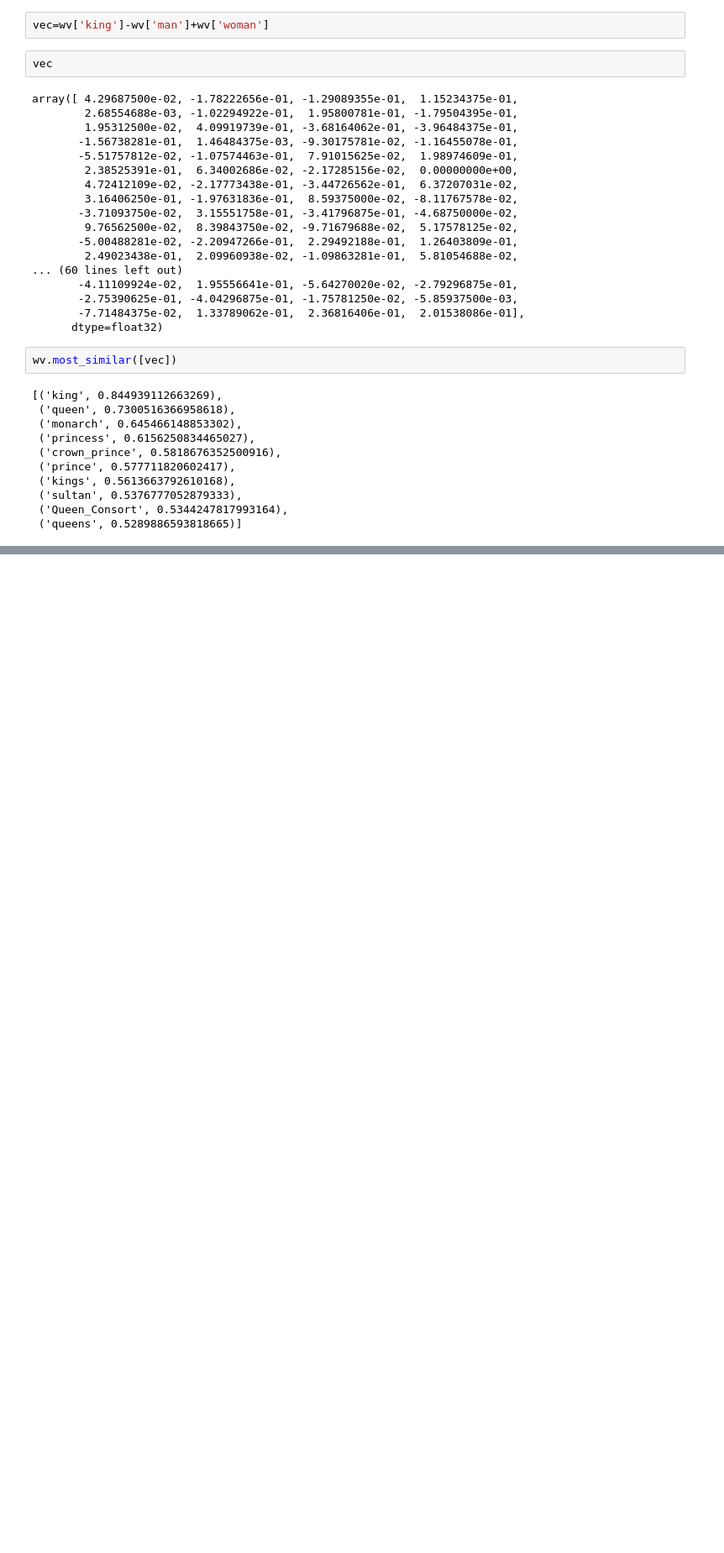
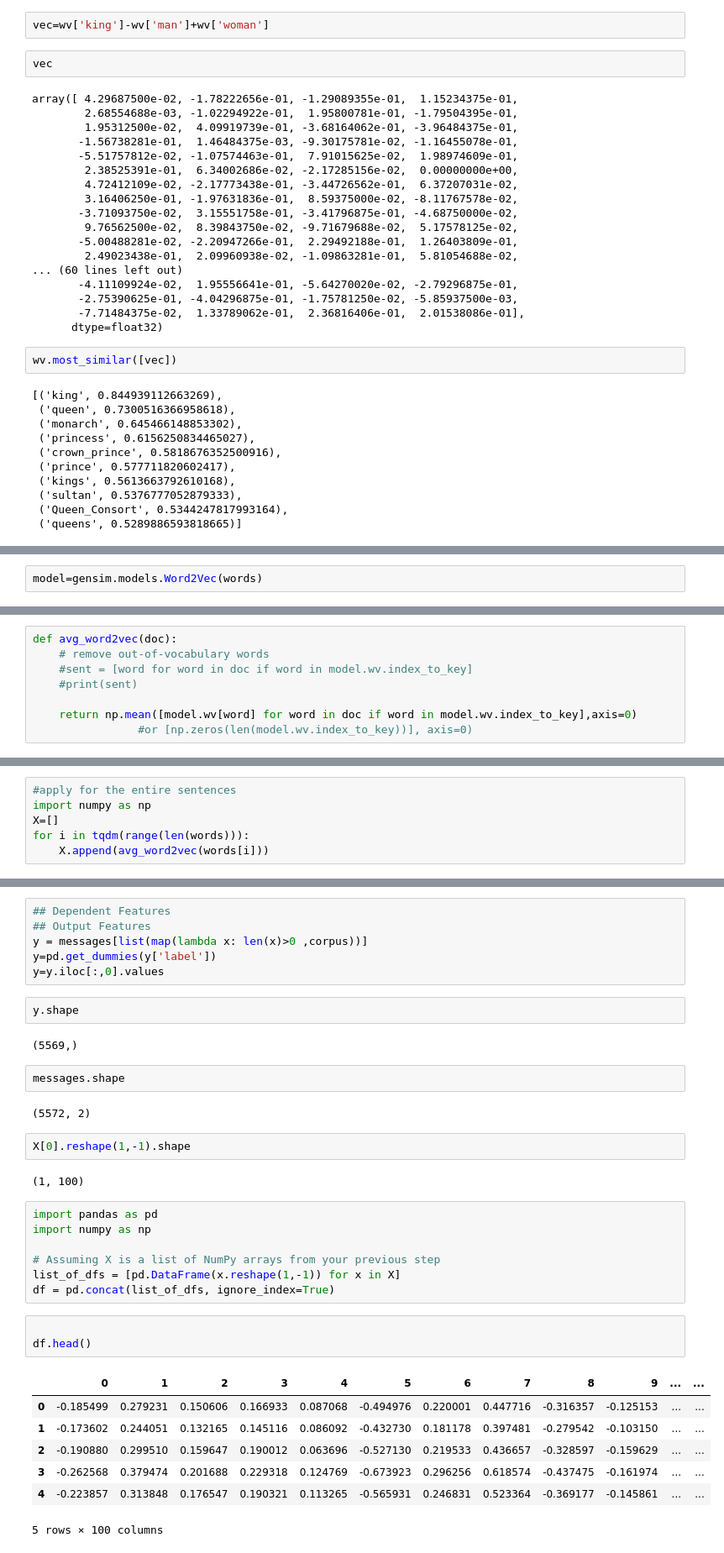
Before and after one commit to Chetana10r/Machine_Learning_Course, a Jupyter notebook: NLP/Word2vec.ipynb, the cells around one changed output, grey strips where cells are left out. Shown at 84% size. Saved outputs shown, nothing was run; the diff lists cells and outputs as text; blank space fills up the shorter version.

```diff
--- a/NLP/Word2vec.ipynb
+++ b/NLP/Word2vec.ipynb
@@ -130,0 +227,2 @@ wv.most_similar([vec])
+# %%
+model=gensim.models.Word2Vec(words)
@@ -130,0 +332,8 @@ wv.most_similar([vec])
+# %%
+def avg_word2vec(doc):
+    # remove out-of-vocabulary words
+    #sent = [word for word in doc if word in model.wv.index_to_key]
+    #print(sent)
+
+    return np.mean([model.wv[word] for word in doc if word in model.wv.index_to_key],axis=0)
+                #or [np.zeros(len(model.wv.index_to_key))], axis=0)
@@ -130,0 +349,6 @@ wv.most_similar([vec])
+# %%
+#apply for the entire sentences
+import numpy as np
+X=[]
+for i in tqdm(range(len(words))):
+    X.append(avg_word2vec(words[i]))
@@ -130,0 +379,36 @@ wv.most_similar([vec])
+# %%
+## Dependent Features
+## Output Features
+y = messages[list(map(lambda x: len(x)>0 ,corpus))]
+y=pd.get_dummies(y['label'])
+y=y.iloc[:,0].values
+# %%
+y.shape
+# %% [output]
+(5569,)
+# %%
+messages.shape
+# %% [output]
+(5572, 2)
+# %%
+X[0].reshape(1,-1).shape
+# %% [output]
+(1, 100)
+# %%
+import pandas as pd
+import numpy as np
+
+# Assuming X is a list of NumPy arrays from your previous step
+list_of_dfs = [pd.DataFrame(x.reshape(1,-1)) for x in X]
+df = pd.concat(list_of_dfs, ignore_index=True)
+# %%
+
+df.head()
+# %% [output]
+|  | 0 | 1 | 2 | 3 | 4 | 5 | 6 | 7 | 8 | 9 | ... | ... |
+| 0 | -0.185499 | 0.279231 | 0.150606 | 0.166933 | 0.087068 | -0.494976 | 0.220001 | 0.447716 | -0.316357 | -0.125153 | ... | ... |
+| 1 | -0.173602 | 0.244051 | 0.132165 | 0.145116 | 0.086092 | -0.432730 | 0.181178 | 0.397481 | -0.279542 | -0.103150 | ... | ... |
+| 2 | -0.190880 | 0.299510 | 0.159647 | 0.190012 | 0.063696 | -0.527130 | 0.219533 | 0.436657 | -0.328597 | -0.159629 | ... | ... |
+| 3 | -0.262568 | 0.379474 | 0.201688 | 0.229318 | 0.124769 | -0.673923 | 0.296256 | 0.618574 | -0.437475 | -0.161974 | ... | ... |
+| 4 | -0.223857 | 0.313848 | 0.176547 | 0.190321 | 0.113265 | -0.565931 | 0.246831 | 0.523364 | -0.369177 | -0.145861 | ... | ... |
+5 rows × 100 columns
```
Also changed, not shown: parts of 42 cells of this notebook.
